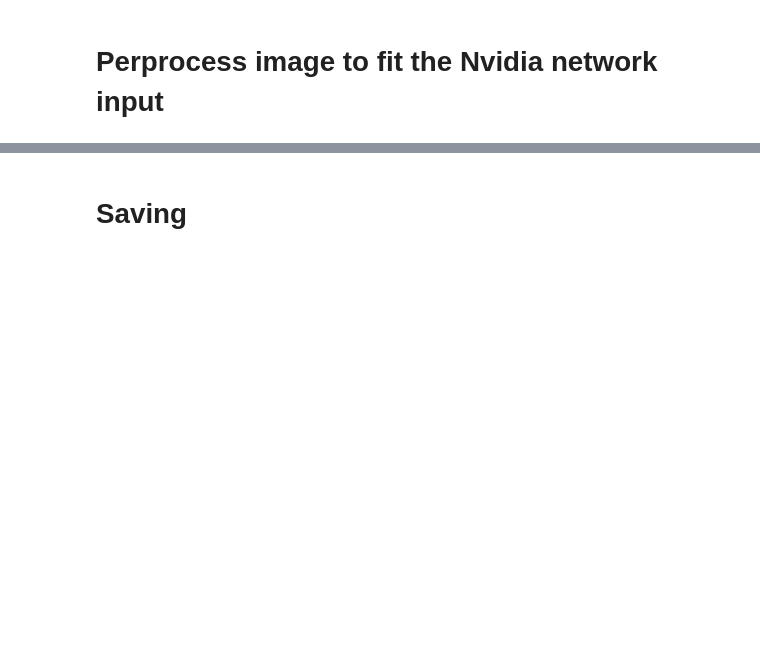
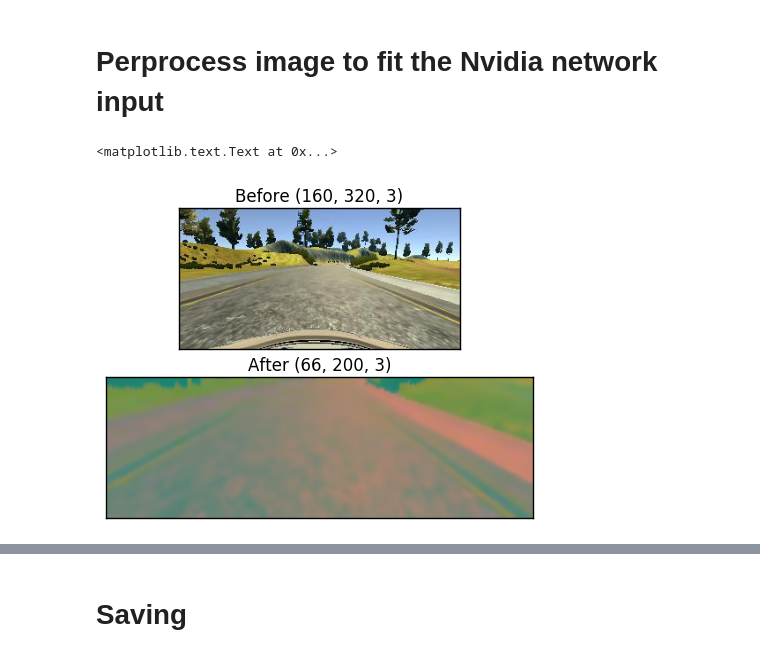
Before and after one commit to tsekityam/p-behavioral-cloning, a Jupyter notebook: data_processor.ipynb, the cells around one changed output, grey strips where cells are left out. Drawn from its saved outputs; the diff is of its cells as text; code cells hidden in the pictures; blank space fills up the shorter version.

```diff
--- a/data_processor.ipynb
+++ b/data_processor.ipynb
@@ -159,7 +179,7 @@ def get_cropped_images(images):
     shape = images[0].shape
     height = shape[0]
     width = shape[1]
-    return images[0:len(images), 80:height-30, 0:width]
+    return images[0:len(images), 65:height-35, 0:width]
 
 def get_images_in_yuv(images):
     yuv_images = []
@@ -173,28 +193,41 @@ def get_resized_images(images):
         resized_images.append(cv2.resize(images[i].astype(np.uint8), (200, 66), cv2.INTER_AREA))
     return np.array(resized_images)
 
+def get_blured_images(images):
+    blured_images = []
+    for i in range(len(images)):
+        blured_images.append(cv2.bilateralFilter(images[i],5,50,50))
+    return np.array(blured_images)
+
+
+
 def preprocess_input(images):
     images = get_cropped_images(images)
     images = get_resized_images(images)
     images = get_images_in_yuv(images)
+    images = get_blured_images(images)
+
     return images
 # %%
 fig = plt.figure()
 
 images = np.array([
-    mpimg.imread(X_center[675])
+    mpimg.imread(X_center[555])
 ])
 
 a=fig.add_subplot(2,1,1)
 imgplot = plt.imshow(images[0])
 plt.gca().axes.get_xaxis().set_visible(False)
 plt.gca().axes.get_yaxis().set_visible(False)
 a.set_title('Before ' + str(images[0].shape))
 
 preprocessed_images = preprocess_input(images)
 
 a=fig.add_subplot(2,1,2)
 imgplot = plt.imshow(preprocessed_images[0])
 plt.gca().axes.get_xaxis().set_visible(False)
 plt.gca().axes.get_yaxis().set_visible(False)
 a.set_title('After ' + str(preprocessed_images[0].shape))
+# %% [output]
+<matplotlib.text.Text at 0x...>
+[figure, added]
```
Also changed, not shown: parts of 8 cells of this notebook, 10 other files.
